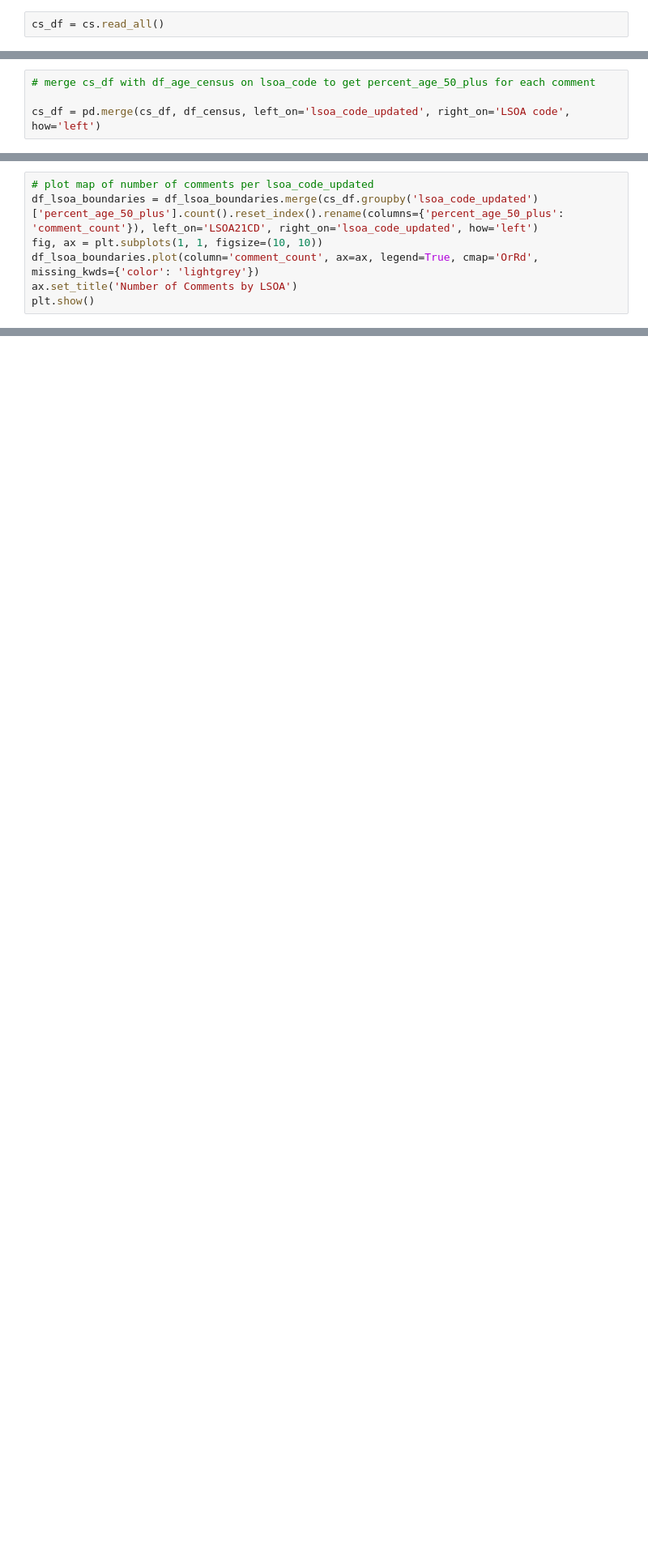
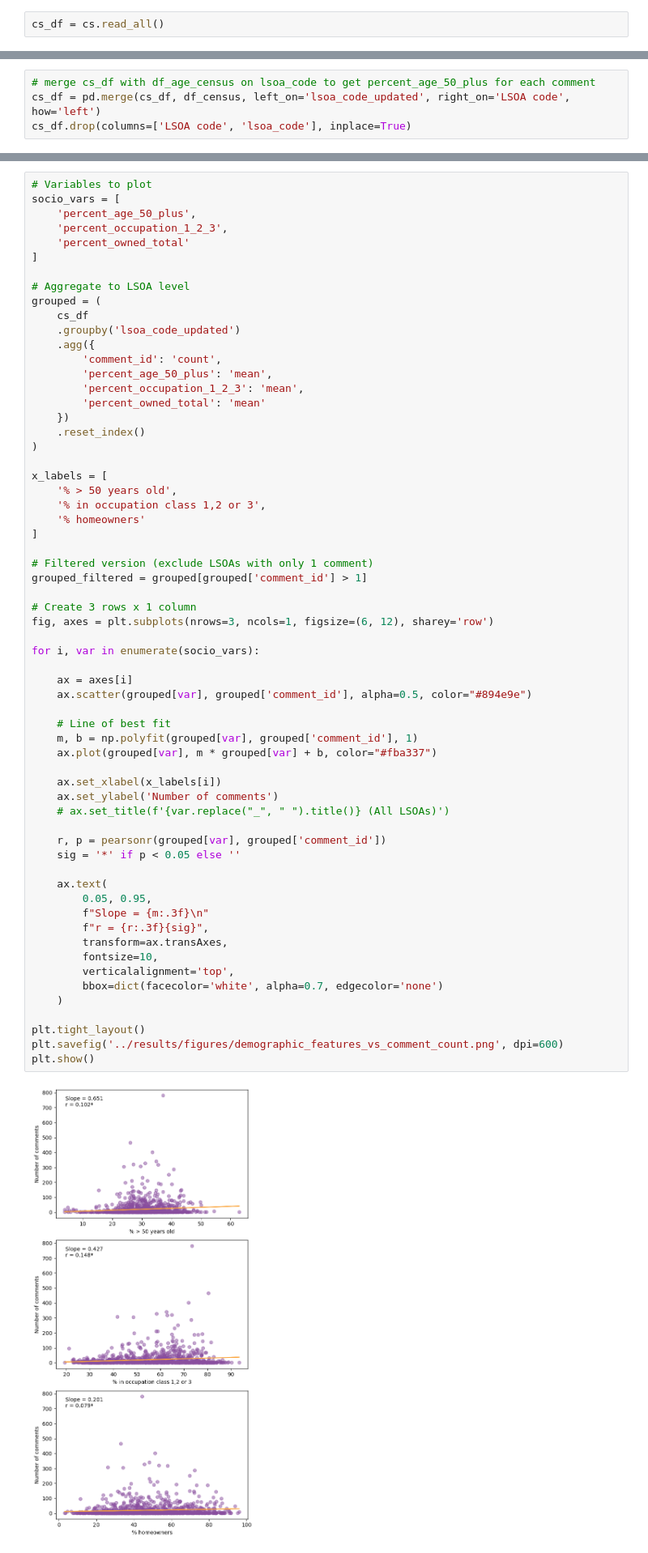
Before and after one commit to Bea-Taylor/nimby_nlp, a Jupyter notebook: notebooks/1_0_8_demographic_features.ipynb, the cells around one changed output, grey strips where cells are left out. Shown at 81% size. Cells and saved outputs as stored; diff of their text form; blank space fills up the shorter version.

```diff
--- a/notebooks/1_0_8_demographic_features.ipynb
+++ b/notebooks/1_0_8_demographic_features.ipynb
@@ -169,7 +149,7 @@ cs_df
 # %%
 # merge cs_df with df_age_census on lsoa_code to get percent_age_50_plus for each comment
-
 cs_df = pd.merge(cs_df, df_census, left_on='lsoa_code_updated', right_on='LSOA code', how='left')
+cs_df.drop(columns=['LSOA code', 'lsoa_code'], inplace=True)
 # %%
 cs_df
 # %% [output]
@@ -280,7 +168,0 @@ plt.show()
-# %%
-# plot map of number of comments per lsoa_code_updated
-df_lsoa_boundaries = df_lsoa_boundaries.merge(cs_df.groupby('lsoa_code_updated')['percent_age_50_plus'].count().reset_index().rename(columns={'percent_age_50_plus': 'comment_count'}), left_on='LSOA21CD', right_on='lsoa_code_updated', how='left')
-fig, ax = plt.subplots(1, 1, figsize=(10, 10))
-df_lsoa_boundaries.plot(column='comment_count', ax=ax, legend=True, cmap='OrRd', missing_kwds={'color': 'lightgrey'})
-ax.set_title('Number of Comments by LSOA')
-plt.show()
@@ -288,0 +216,64 @@ plt.show()
+# %%
+# Variables to plot
+socio_vars = [
+    'percent_age_50_plus',
+    'percent_occupation_1_2_3',
+    'percent_owned_total'
+]
+
+# Aggregate to LSOA level
+grouped = (
+    cs_df
+    .groupby('lsoa_code_updated')
+    .agg({
+        'comment_id': 'count',
+        'percent_age_50_plus': 'mean',
+        'percent_occupation_1_2_3': 'mean',
+        'percent_owned_total': 'mean'
+    })
+    .reset_index()
+)
+
+x_labels = [
+    '% > 50 years old',
+    '% in occupation class 1,2 or 3',
+    '% homeowners'
+]
+
+# Filtered version (exclude LSOAs with only 1 comment)
+grouped_filtered = grouped[grouped['comment_id'] > 1]
+
+# Create 3 rows x 1 column
+fig, axes = plt.subplots(nrows=3, ncols=1, figsize=(6, 12), sharey='row')
+
+for i, var in enumerate(socio_vars):
+
+    ax = axes[i]
+    ax.scatter(grouped[var], grouped['comment_id'], alpha=0.5, color="#894e9e")
+
+    # Line of best fit
+    m, b = np.polyfit(grouped[var], grouped['comment_id'], 1)
+    ax.plot(grouped[var], m * grouped[var] + b, color="#fba337")
+
+    ax.set_xlabel(x_labels[i])
+    ax.set_ylabel('Number of comments')
+    # ax.set_title(f'{var.replace("_", " ").title()} (All LSOAs)')
+
+    r, p = pearsonr(grouped[var], grouped['comment_id'])
+    sig = '*' if p < 0.05 else ''
+
+    ax.text(
+        0.05, 0.95,
+        f"Slope = {m:.3f}\n"
+        f"r = {r:.3f}{sig}",
+        transform=ax.transAxes,
+        fontsize=10,
+        verticalalignment='top',
+        bbox=dict(facecolor='white', alpha=0.7, edgecolor='none')
+    )
+
+plt.tight_layout()
+plt.savefig('../results/figures/demographic_features_vs_comment_count.png', dpi=600)
+plt.show()
+# %% [output]
+[figure, added]
```
Also changed, not shown: parts of 19 cells of this notebook.
